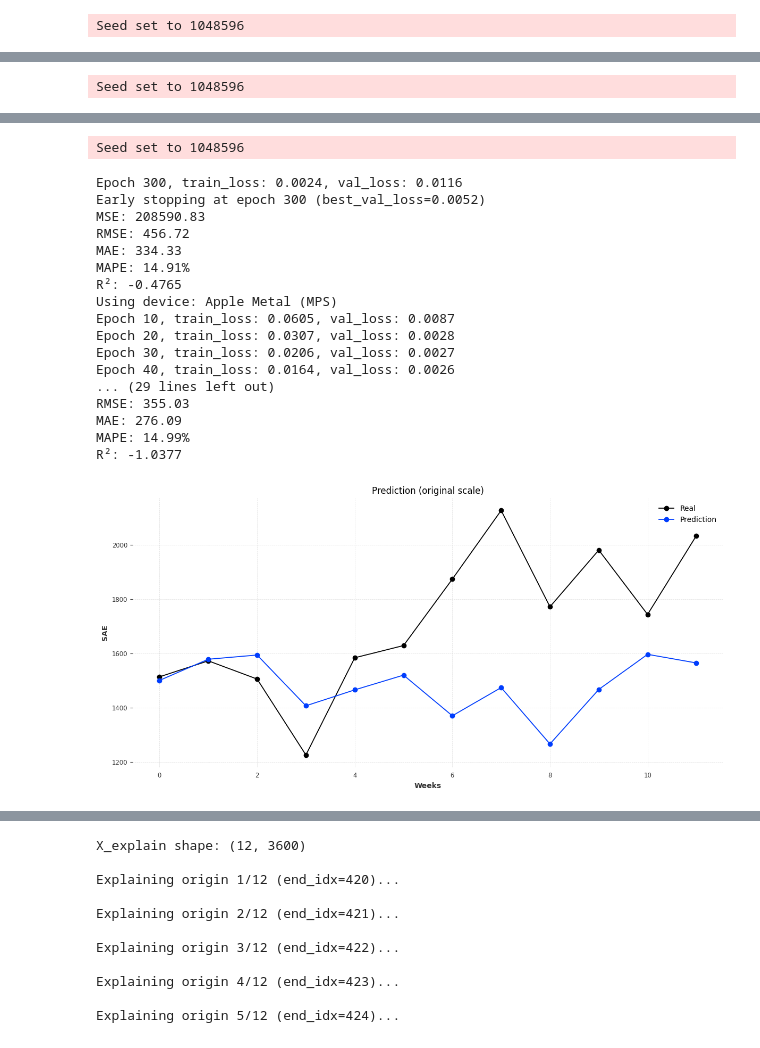
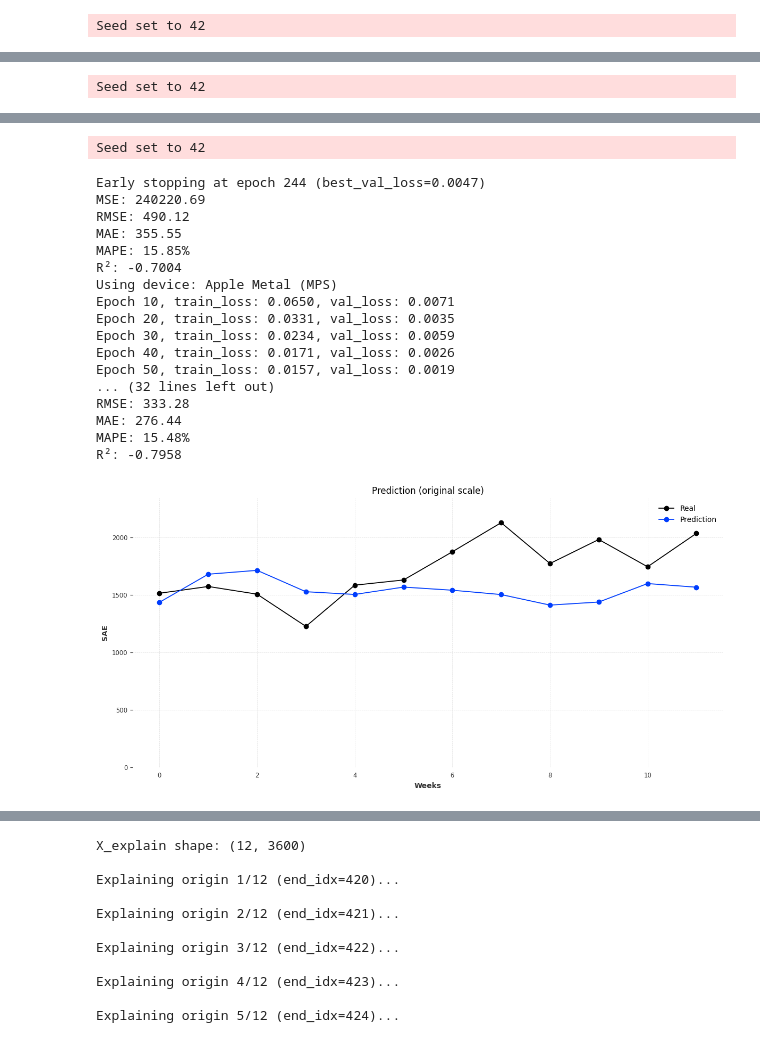
Before and after one commit to jpm0112/shippingNN, a Jupyter notebook: notebooks/lime_kz.ipynb, the cells around one changed output, grey strips where cells are left out. Cells and saved outputs as stored; diff of their text form; code cells hidden in the pictures.

```diff
--- a/notebooks/lime_kz.ipynb
+++ b/notebooks/lime_kz.ipynb
@@ -208,20 +208,44 @@ batch_size = 64
 d_model = 256
 n_head = 8
 num_layers = 3  # lstm layers
-lr = 0.000496422
-dropout = 0.506098107
-weight_decay = 1.00E-06
+lr = 0.000496421949598074
+dropout = 0.506098106834949
+weight_decay = 0.000001
+
+# # BEST SAE 12-26
+# test_size = 12
+# target_col = "SAE"
+# window_size = 9
+# batch_size = 32
+# d_model = 64
+# n_head = 8
+# num_layers = 3  # lstm layers
+# lr = 0.000919221053433723
+# dropout = 0.542695431128164
+# weight_decay = 0.0000104850874199825
+
+# # BEST SAE 12-52
+# test_size = 12
+# target_col = "SAE"
+# window_size = 35
+# batch_size = 64
+# d_model = 64
+# n_head = 4
+# num_layers = 4  # lstm layers
+# lr = 0.000205242989995815
+# dropout = 0.329296415109791
+# weight_decay = 0.0000716834618189592
 
 #==============================
 
 # General parameters
-seed = 1048596
+seed = 42
 patience = 200
 min_delta = 1e-5
 epoch_number = 2000
 
 tmp = df.copy().sort_values("FECHA")
-
+tmp = tmp
 
 
 avg_mae, avg_mape, avg_mse, avg_rmse, avg_r2, avg_epochs_ran, sd, out, y_true, y_pred = run_transformer_with_for_xai(
@@ -241,6 +265,7 @@ plt.plot(y_pred, marker="o", label="Prediction")
 plt.title("Prediction (original scale)")
 plt.xlabel("Weeks")
 plt.ylabel(target_col)
+plt.ylim(0, max(max(y_true), max(y_pred)) * 1.1)
 plt.legend()
 plt.grid(True, linestyle="--", linewidth=0.5)
 plt.tight_layout()
@@ -249,5 +274,5 @@ plt.savefig(f"plots/transformers_prediction_{target_col}_{test_size}.png", dpi=2
 H = test_size  # 4
 HORIZON_TO_EXPLAIN = H - 1  # last step (3). Change to 0..3 if you want.
 # %% [output]
-Seed set to 1048596
+Seed set to 42
 Using device: Apple Metal (MPS)
@@ -270 +295 @@ Epoch 280, train_loss: 0.0022, val_loss: 0.0171
-Seed set to 1048596
+Seed set to 42
@@ -288,22 +313,22 @@ Epoch 290, train_loss: 0.0022, val_loss: 0.0108
-Seed set to 1048596
+Seed set to 42
-Epoch 300, train_loss: 0.0024, val_loss: 0.0116
-Early stopping at epoch 300 (best_val_loss=0.0052)
-MSE: 208590.83
-RMSE: 456.72
-MAE: 334.33
-MAPE: 14.91%
-R²: -0.4765
+Early stopping at epoch 244 (best_val_loss=0.0047)
+MSE: 240220.69
+RMSE: 490.12
+MAE: 355.55
+MAPE: 15.85%
+R²: -0.7004
 Using device: Apple Metal (MPS)
-Epoch 10, train_loss: 0.0605, val_loss: 0.0087
-Epoch 20, train_loss: 0.0307, val_loss: 0.0028
-Epoch 30, train_loss: 0.0206, val_loss: 0.0027
-Epoch 40, train_loss: 0.0164, val_loss: 0.0026
-... (29 lines left out)
-RMSE: 355.03
-MAE: 276.09
-MAPE: 14.99%
-R²: -1.0377
+Epoch 10, train_loss: 0.0650, val_loss: 0.0071
+Epoch 20, train_loss: 0.0331, val_loss: 0.0035
+Epoch 30, train_loss: 0.0234, val_loss: 0.0059
+Epoch 40, train_loss: 0.0171, val_loss: 0.0026
+Epoch 50, train_loss: 0.0157, val_loss: 0.0019
+... (32 lines left out)
+RMSE: 333.28
+MAE: 276.44
+MAPE: 15.48%
+R²: -0.7958
-[figure, old version]
+[figure, new version]
 # %%
 # LIME _____________________________________________-
 
```
Also changed, not shown: parts of 3 cells of this notebook, 4 other files.
